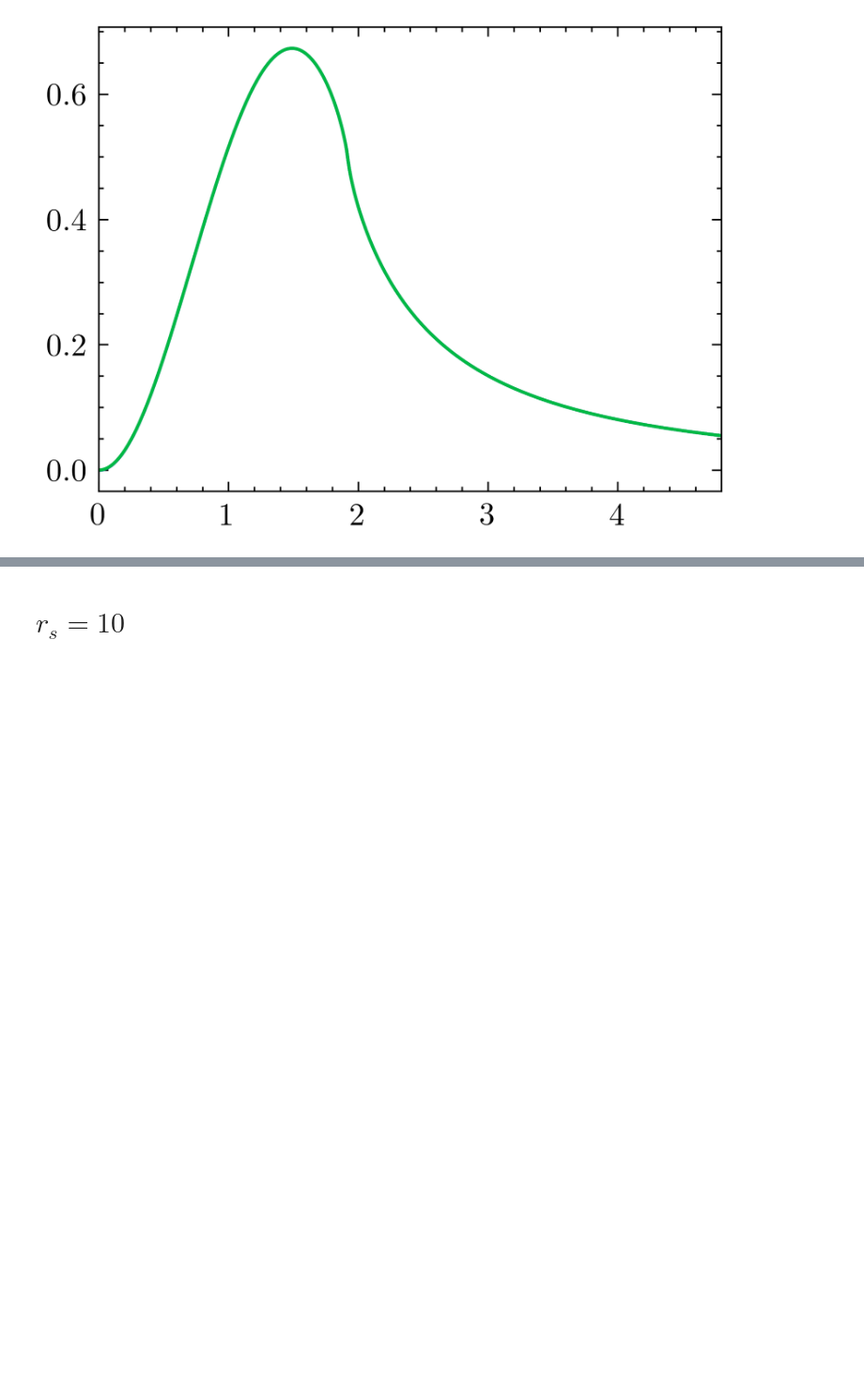
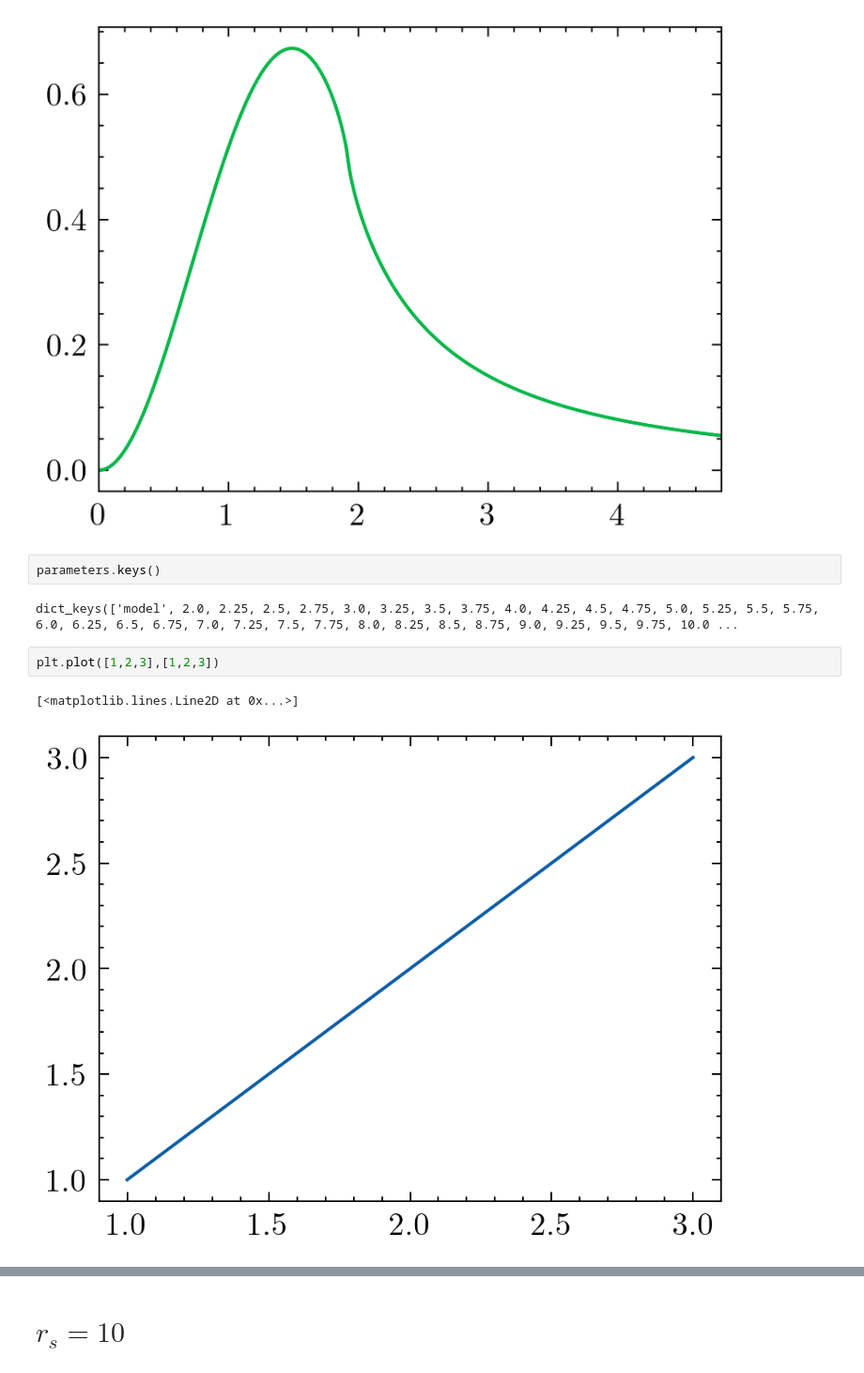
Before and after one commit to moegunes/chi_interpolation, a Jupyter notebook: check_chi.ipynb, the cells around one changed output, grey strips where cells are left out. Shown at 94% size. Drawn from its saved outputs; the diff is of its cells as text; blank space fills up the shorter version.

```diff
--- a/check_chi.ipynb
+++ b/check_chi.ipynb
@@ -44,4 +51,13 @@ plt.xlim(0,5*kF)
 # %% [output]
 (0.0, 4.7978957316937825)
 [figure]
+# %%
+parameters.keys()
+# %% [output]
+dict_keys(['model', 2.0, 2.25, 2.5, 2.75, 3.0, 3.25, 3.5, 3.75, 4.0, 4.25, 4.5, 4.75, 5.0, 5.25, 5.5, 5.75, 6.0, 6.25, 6.5, 6.75, 7.0, 7.25, 7.5, 7.75, 8.0, 8.25, 8.5, 8.75, 9.0, 9.25, 9.5, 9.75, 10.0 ...
+# %%
+plt.plot([1,2,3],[1,2,3])
+# %% [output]
+[<matplotlib.lines.Line2D at 0x...>]
+[figure, added]
 # %%
```
Also changed, not shown: parts of 3 cells of this notebook, 9 other files.
